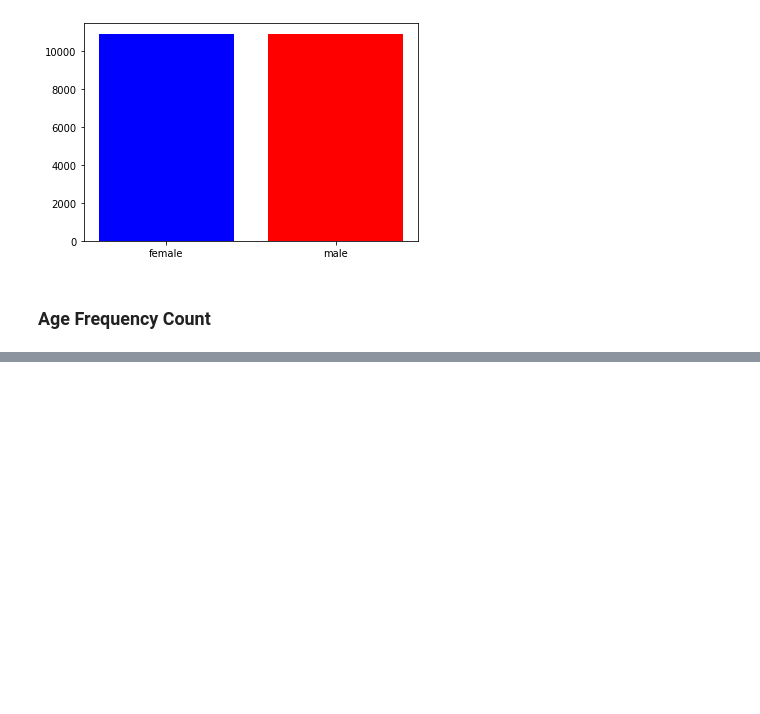
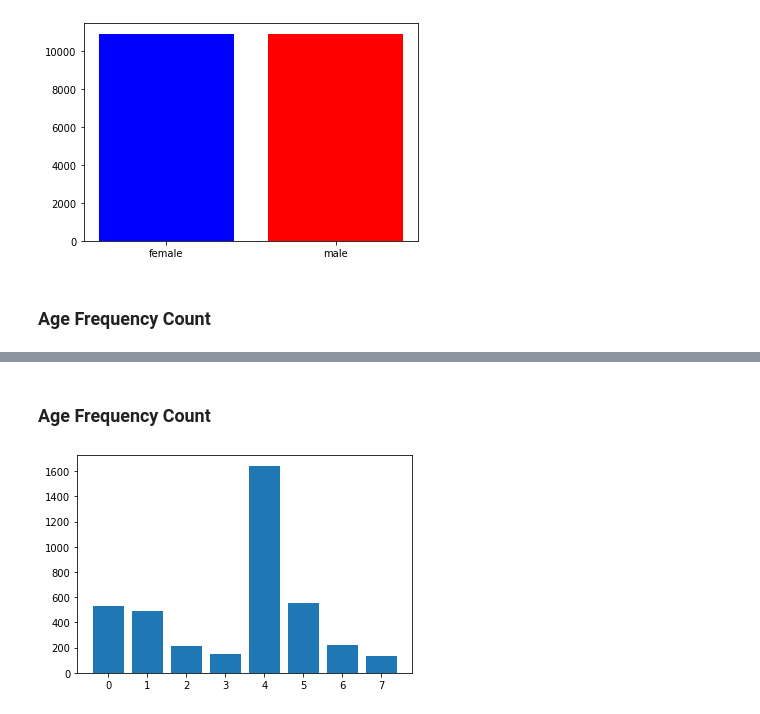
Before and after one commit to LobbeyTan/age_gender_prediction, a Jupyter notebook: 02_EDA.ipynb, the cells around one changed output, grey strips where cells are left out. Saved outputs shown, nothing was run; the diff lists cells and outputs as text; code cells hidden in the pictures; blank space fills up the shorter version.

```diff
--- a/02_EDA.ipynb
+++ b/02_EDA.ipynb
@@ -73,0 +132,8 @@ plt.show()
+# %% [markdown]
+### Age Frequency Count
+# %%
+plt.bar(range(8), [(df['age'] == x).sum() for x in range(8)])
+plt.savefig("./figures/adience_age_dist.png")
+plt.show()
+# %% [output]
+[figure, added]
```
Also changed, not shown: parts of 13 cells of this notebook, 16 other files.
